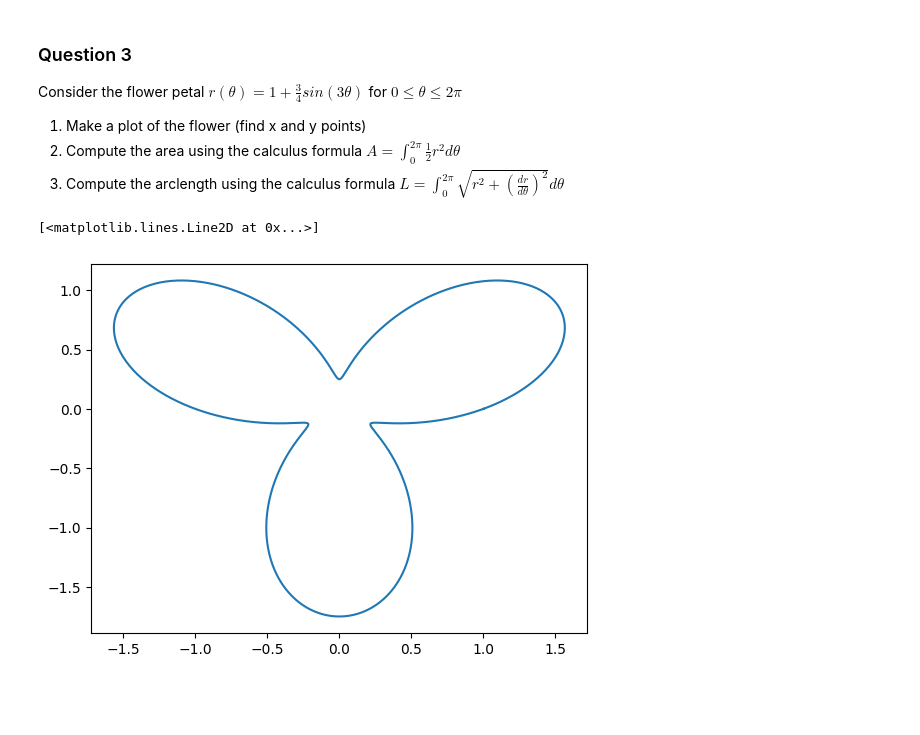
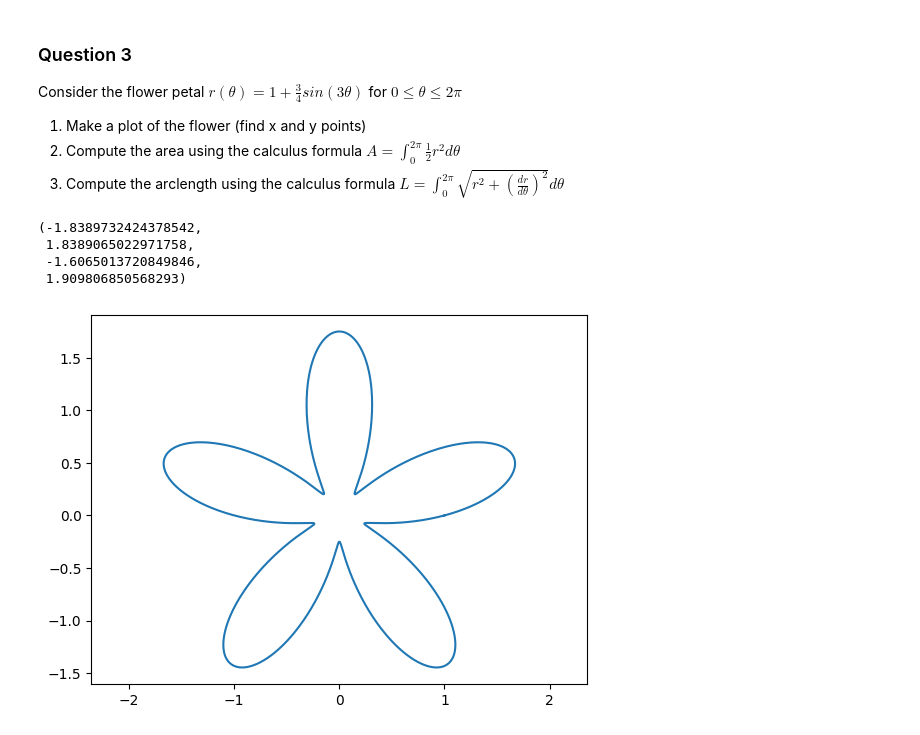
Before and after one commit to ashleysharp/codespaces-jupyter, a Jupyter notebook: notebooks/numpy.ipynb, the cells around one changed output. Drawn from its saved outputs; the diff is of its cells as text; code cells hidden in the pictures; blank space fills up the shorter version.

```diff
--- a/notebooks/numpy.ipynb
+++ b/notebooks/numpy.ipynb
@@ -261,13 +240,17 @@ Consider the flower petal $r(\theta) = 1 + \tfrac{3}{4}sin(3\theta) $ for $0 \le
 3. Compute the arclength using the calculus formula $L = \int_0^{2\pi}\sqrt{r^2 + (\tfrac{dr}{d\theta})^2} d\theta$
 # %%
 theta = np.linspace(0, 2*np.pi, 1000)
-r = 1 + 3/4 * np.sin(3*theta)
+r = 1 + 3/4 * np.sin(5*theta)
 x = r * np.cos(theta)
 y = r * np.sin(theta)
 plt.plot(x, y)
+plt.axis('equal')
 # %% [output]
-[<matplotlib.lines.Line2D at 0x...>]
+(-1.8389732424378542,
+ 1.8389065022971758,
+ -1.6065013720849846,
+ 1.909806850568293)
-[figure, old version]
+[figure, new version]
 # %%
 A = 1/2 * sum(r**2) * (theta[1] - theta[0])
 A
```
Also changed, not shown: parts of 93 cells of this notebook.
